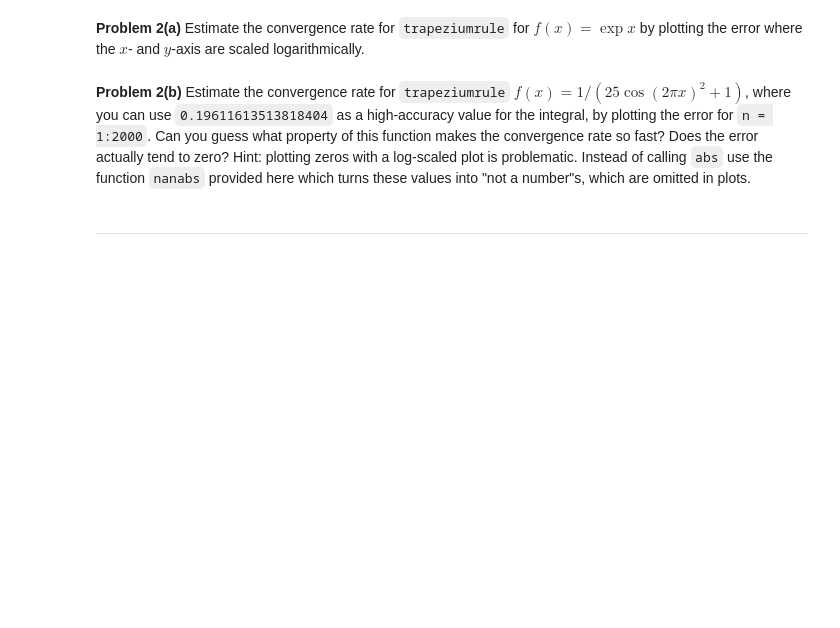
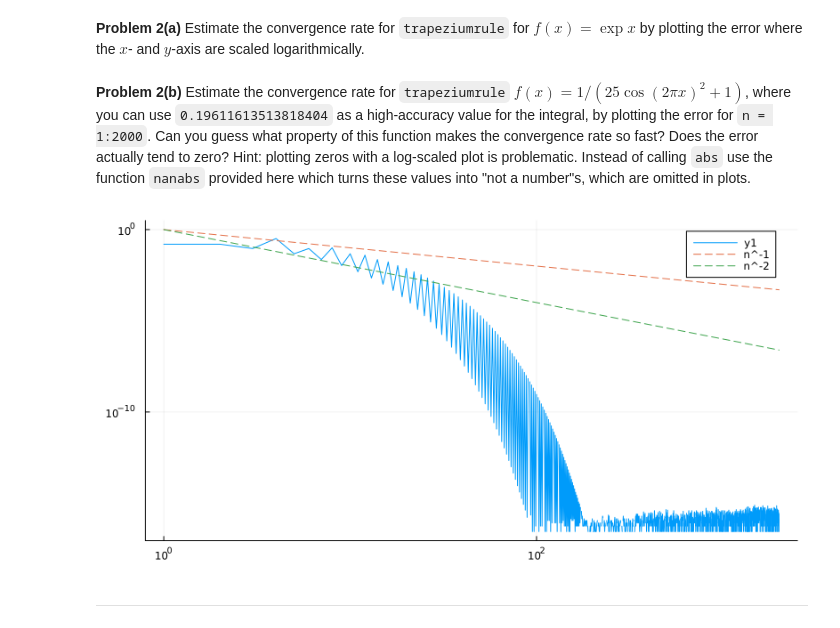
Before and after one commit to Nicholas-Andreou/Numerical-Analysis, a Jupyter notebook: labs/lab1/lab1d.ipynb, the cells around one changed output. Cells and saved outputs as stored; diff of their text form; code cells hidden in the pictures; blank space fills up the shorter version.

```diff
--- a/labs/lab1/lab1d.ipynb
+++ b/labs/lab1/lab1d.ipynb
@@ -188,4 +196,12 @@ Do you think it is more or less accurate than the rectangular rules?
 # %%
 # TODO: write  a function trapeziumrule(f, n) which returns the n-point trapezium rule approximation
 
+function trapeziumrule(f,n)
+    ret = 0.5*(f(0) + f(1))
+    for j = 1:(n-1)
+            ret = ret + f(j/n) # add exp(j/n) to ret
+    end # the for loop needs to be finished with an end
+    ret/n
+end
+
 @test trapeziumrule(exp, 1000) ≈ exp(1) - 1 atol=1E-6
@@ -270,14 +303,25 @@ provided here which turns these values into "not a number"s, which are omitted i
 # %%
 # nanabs(x) returns either abs(x) if it is greater than 0 or NaN
 function nanabs(x)
     if x == 0
         NaN
     else
         abs(x)
     end
 end
 
+f(x) = 1/(25*(cos(2*pi*x))^2+1)
+
 # TODO: Plot the absolute-value of the error of trapeziumrule with f = x -> 1/(25cos(2π*x)^2+1) for n = 1:2000.
+N = 2_000 # total number of points
+errs = [nanabs(trapeziumrule(f,n) - 0.19611613513818404)  for n=1:N] #vector of errors
+default(size=(800,400))
+plot(1:N, errs; xscale=:log10, yscale=:log10)
+
+plot!(1:N, [1/n for n=1:N]; linestyle=:dash, label="n^-1")
+plot!(1:N, [1/n^2 for n=1:N]; linestyle=:dash, label="n^-2")
+# %% [output]
+[figure, added]
 # %% [markdown]
 -------
 # %% [markdown]
```
Also changed, not shown: parts of 23 cells of this notebook, 2 other files.
